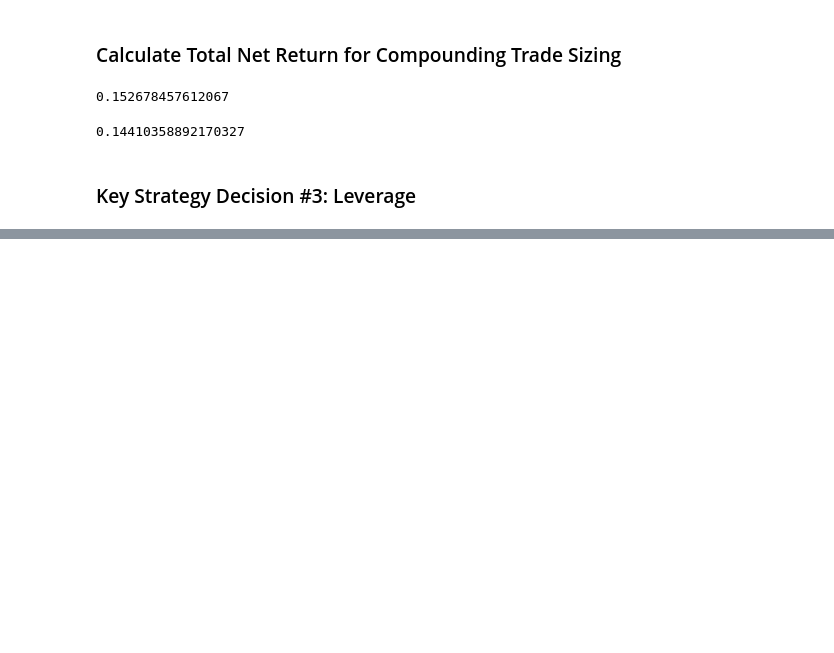
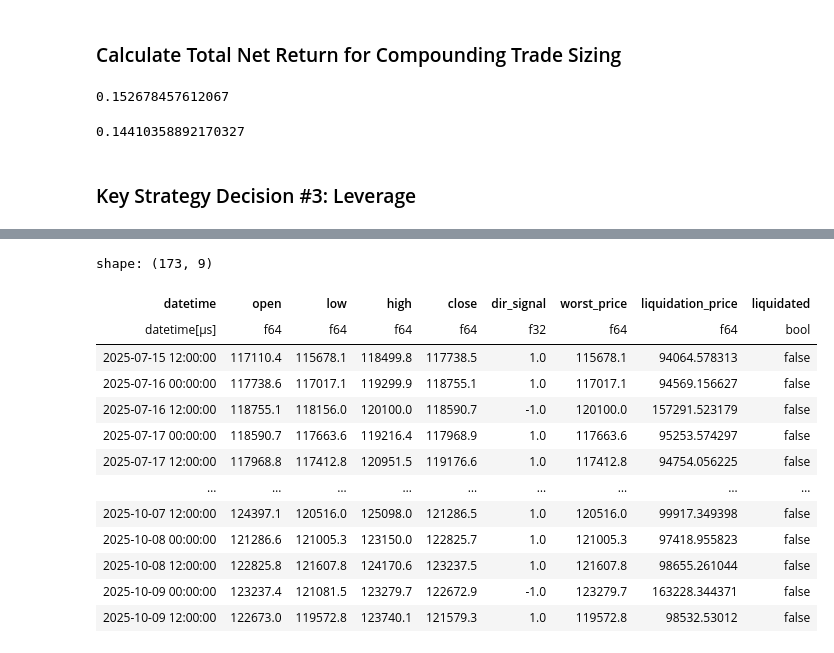
Before and after one commit to memlabs-research/build-a-quant-trading-strategy, a Jupyter notebook: script2.ipynb, the cells around one changed output, grey strips where cells are left out. Saved outputs shown, nothing was run; the diff lists cells and outputs as text; code cells hidden in the pictures; blank space fills up the shorter version.

```diff
--- a/script2.ipynb
+++ b/script2.ipynb
@@ -578,6 +578,6 @@ constant_sizing_net_return
 # %% [markdown]
 ### Key Strategy Decision #3: Leverage
 # %%
-leverage = 8
-compound_total_net_return * leverage
+leverage = 4
+capital * leverage
 # %% [output]
@@ -585,3 +585,4 @@ compound_total_net_return * leverage
 # %%
-capital
+trades = research.add_compounding_trades(trades, capital, leverage, maker_fee, taker_fee)
+trades
 # %% [output]
@@ -593,0 +620,8 @@ capital * leverage
+# %%
+maintenance_margin = 0.005
+
+def long_liquidation_price(p, l, mmr):
+    return (p * l) / (l + 1 - mmr * l)
+
+def short_liquidation_price(p, l, mmr):
+    return (p * l) / (l - 1 + mmr * l)
@@ -593,0 +670,10 @@ capital * leverage
+# %%
+trades = trades.with_columns(
+    pl.when(pl.col('dir_signal') == 1)
+    .then((pl.col('open') * leverage) / (leverage + 1 - maintenance_margin * leverage))
+    .when(pl.col('dir_signal') == -1)
+    .then((pl.col("open") * leverage) / (leverage - 1 + maintenance_margin * leverage))
+    .otherwise(None)
+    .alias("liquidation_price")
+)
+trades.select('datetime','open','high','low','close','liquidation_price','dir_signal')
@@ -593,0 +695,34 @@ capital * leverage
+# %%
+trades = trades.with_columns(
+    pl.when(pl.col("dir_signal") == 1)
+        .then(pl.col("low"))
+        .otherwise(pl.col('high'))
+        .alias("worst_price"),
+    # add liquidation flag
+    pl.when(
+        (pl.col('dir_signal') == 1) & (pl.col('low') <= pl.col('liquidation_price'))
+    )
+    .then(True)
+    .when(
+        (pl.col('dir_signal') == -1) & (pl.col('high') >= pl.col('liquidation_price'))
+    )
+    .then(True)
+    .otherwise(False)
+    .alias('liquidated')
+)
+trades.select('datetime','open','low','high','close','dir_signal','worst_price','liquidation_price','liquidated')
+# %% [output]
+shape: (173, 9)
+| datetime | open | low | high | close | dir_signal | worst_price | liquidation_price | liquidated |
+| datetime[μs] | f64 | f64 | f64 | f64 | f32 | f64 | f64 | bool |
+| 2025-07-15 12:00:00 | 117110.4 | 115678.1 | 118499.8 | 117738.5 | 1.0 | 115678.1 | 94064.578313 | false |
+| 2025-07-16 00:00:00 | 117738.6 | 117017.1 | 119299.9 | 118755.1 | 1.0 | 117017.1 | 94569.156627 | false |
+| 2025-07-16 12:00:00 | 118755.1 | 118156.0 | 120100.0 | 118590.7 | -1.0 | 120100.0 | 157291.523179 | false |
+| 2025-07-17 00:00:00 | 118590.7 | 117663.6 | 119216.4 | 117968.9 | 1.0 | 117663.6 | 95253.574297 | false |
+| 2025-07-17 12:00:00 | 117968.8 | 117412.8 | 120951.5 | 119176.6 | 1.0 | 117412.8 | 94754.056225 | false |
+| … | … | … | … | … | … | … | … | … |
+| 2025-10-07 12:00:00 | 124397.1 | 120516.0 | 125098.0 | 121286.5 | 1.0 | 120516.0 | 99917.349398 | false |
+| 2025-10-08 00:00:00 | 121286.6 | 121005.3 | 123150.0 | 122825.7 | 1.0 | 121005.3 | 97418.955823 | false |
+| 2025-10-08 12:00:00 | 122825.8 | 121607.8 | 124170.6 | 123237.5 | 1.0 | 121607.8 | 98655.261044 | false |
+| 2025-10-09 00:00:00 | 123237.4 | 121081.5 | 123279.7 | 122672.9 | -1.0 | 123279.7 | 163228.344371 | false |
+| 2025-10-09 12:00:00 | 122673.0 | 119572.8 | 123740.1 | 121579.3 | 1.0 | 119572.8 | 98532.53012 | false |
```
Also changed, not shown: parts of 22 cells of this notebook, 2 other files.
